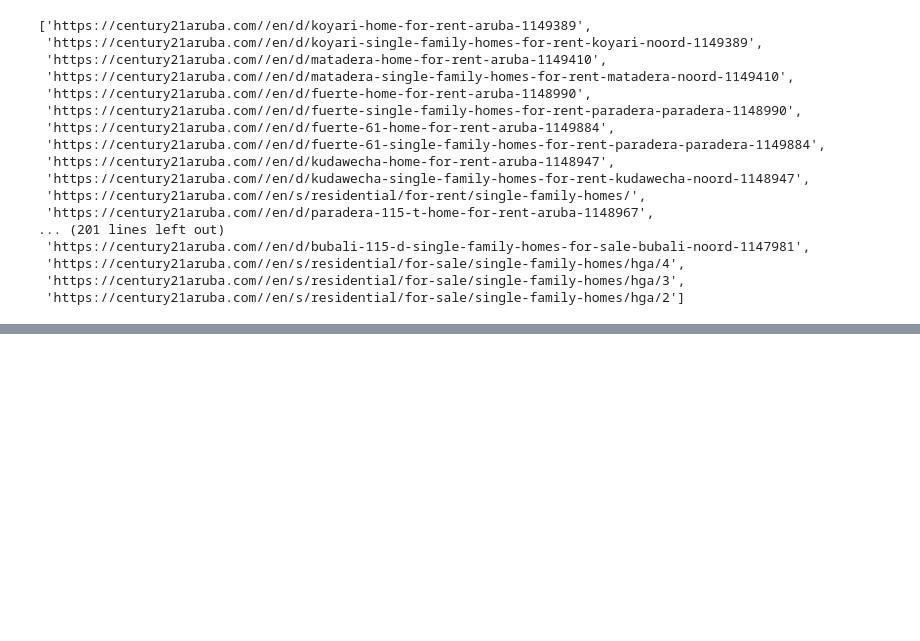
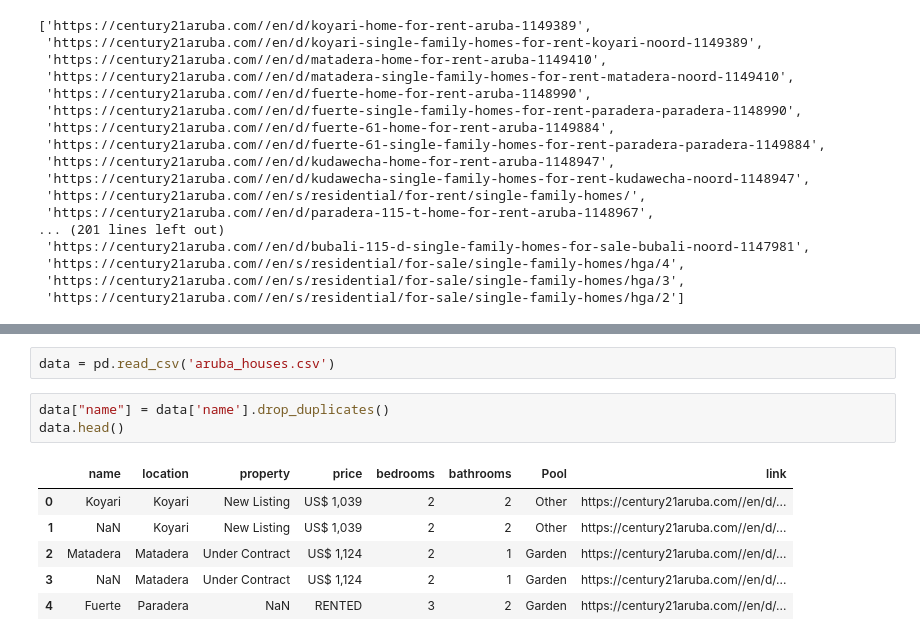
Before and after one commit to jbassie/WEB-SCRAPING, a Jupyter notebook: REAL_ESTATE/aruba_houses.ipynb, the cells around one changed output, grey strips where cells are left out. Drawn from its saved outputs; the diff is of its cells as text; blank space fills up the shorter version.

```diff
--- a/REAL_ESTATE/aruba_houses.ipynb
+++ b/REAL_ESTATE/aruba_houses.ipynb
@@ -146,0 +148,12 @@ Saving: Tibushi 28
+# %%
+data = pd.read_csv('aruba_houses.csv')
+# %%
+data["name"] = data['name'].drop_duplicates()
+data.head()
+# %% [output]
+|  | name | location | property | price | bedrooms | bathrooms | Pool | link |
+| 0 | Koyari | Koyari | New Listing | US$ 1,039 | 2 | 2 | Other | https://century21aruba.com//en/d/... |
+| 1 | NaN | Koyari | New Listing | US$ 1,039 | 2 | 2 | Other | https://century21aruba.com//en/d/... |
+| 2 | Matadera | Matadera | Under Contract | US$ 1,124 | 2 | 1 | Garden | https://century21aruba.com//en/d/... |
+| 3 | NaN | Matadera | Under Contract | US$ 1,124 | 2 | 1 | Garden | https://century21aruba.com//en/d/... |
+| 4 | Fuerte | Paradera | NaN | RENTED | 3 | 2 | Garden | https://century21aruba.com//en/d/... |
```
Also changed, not shown: parts of 6 cells of this notebook, 3 other files.
